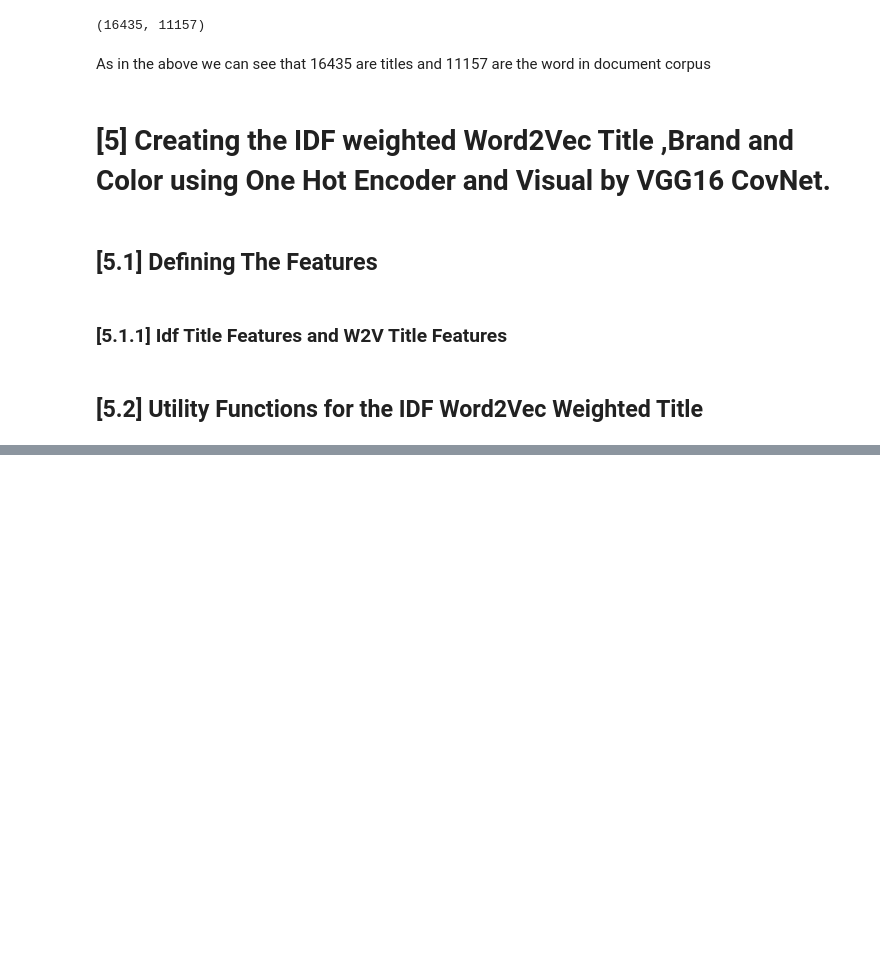
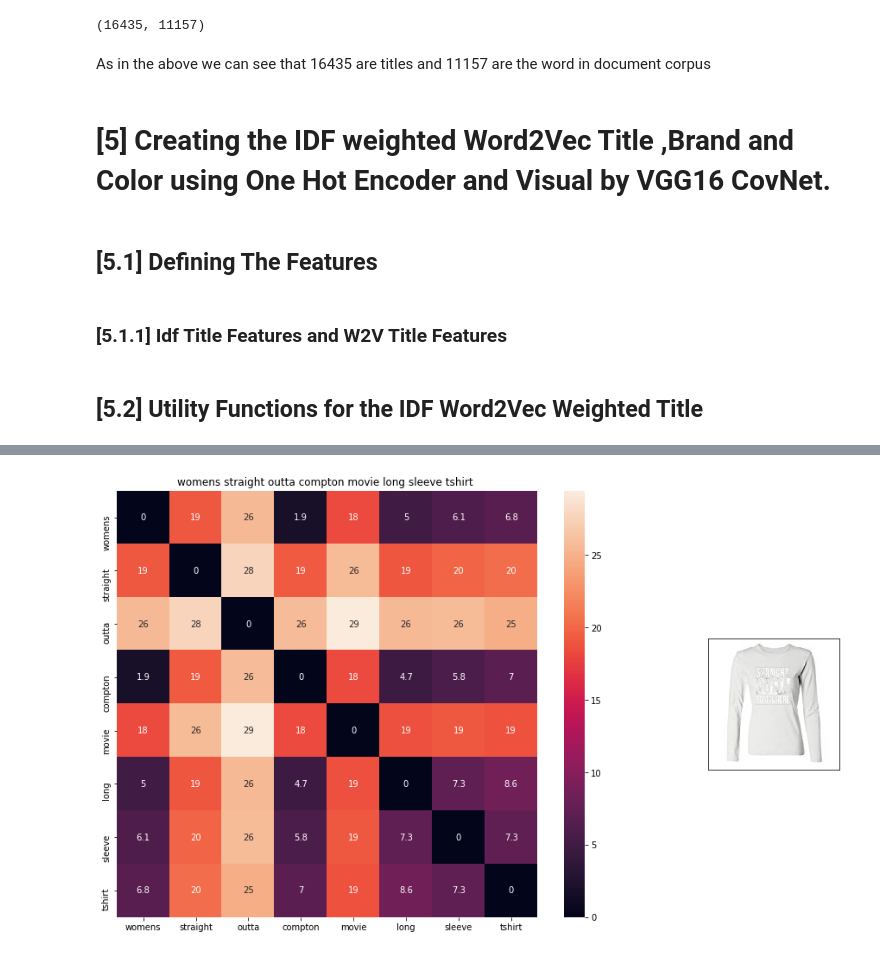
Before and after one commit to karangupta26/Apparel-Recommendation-System, a Jupyter notebook: RecommendationSystem.ipynb, the cells around one changed output, grey strips where cells are left out. Saved outputs shown, nothing was run; the diff lists cells and outputs as text; code cells hidden in the pictures; blank space fills up the shorter version.

```diff
--- a/RecommendationSystem.ipynb
+++ b/RecommendationSystem.ipynb
@@ -513,5 +528,18 @@ w2v_title_weight = np.array(w2v_title_weight)
 # %% [markdown]
 ## [5.2] Utility Functions for the IDF Word2Vec Weighted Title
+# %%
+with open('word2vec_model', 'rb') as handle:
+    model = pickle.load(handle)
+# vocab = stores all the words that are there in google w2v model
+vocab = model.keys()
+doc_id = 0
+w2v_title_weight = []
+# for every title we build a weighted vector representation
+for i in data['title']:
+    w2v_title_weight.append(build_avg_vec(i, 300, doc_id,'weighted'))
+    doc_id += 1
+# w2v_title = np.array(# number of doc in courpus * 300), each row corresponds to a doc
+w2v_title_weight = np.array(w2v_title_weight)
 # %%
 def n_containing(word):
     # return the number of documents which had the given word
@@ -703,0 +629,74 @@ euclidean distance from input : 2.94208
+# %%
+def display_img(url,ax,fig):
+    # we get the url of the apparel and download it
+    response = requests.get(url)
+    img = Image.open(BytesIO(response.content))
+    # we will display it in notebook
+    plt.imshow(img)
+#The Below code is is for the weighted IDF Word2Vec
+def heat_map_w2v(sentence1, sentence2, url, doc_id1, doc_id2, model):
+    # sentance1 : title1, input apparel
+    # sentance2 : title2, recommended apparel
+    # url: apparel image url
+    # doc_id1: document id of input apparel
+    # doc_id2: document id of recommended apparel
+    # model: it can have two values, 1. avg 2. weighted
+
+    #s1_vec = np.array(#number_of_words_title1 * 300), each row is a vector(weighted/avg) of length 300 corresponds to each word in give title
+    s1_vec = get_word_vec(sentence1, doc_id1, model)
+    #s2_vec = np.array(#number_of_words_title1 * 300), each row is a vector(weighted/avg) of length 300 corresponds to each word in give title
+    s2_vec = get_word_vec(sentence2, doc_id2, model)
+
+    # s1_s2_dist = np.array(#number of words in title1 * #number of words in title2)
+    # s1_s2_dist[i,j] = euclidean distance between words i, j
+    s1_s2_dist = get_distance(s1_vec, s2_vec)
+
+
+
+    # devide whole figure into 2 parts 1st part displays heatmap 2nd part displays image of apparel
+    gs = gridspec.GridSpec(2, 2, width_ratios=[4,1],height_ratios=[2,1])
+    fig = plt.figure(figsize=(15,15))
+
+    ax = plt.subplot(gs[0])
+    # ploting the heap map based on the pairwise distances
+    ax = sns.heatmap(np.round(s1_s2_dist,4), annot=True)
+    # set the x axis labels as recommended apparels title
+    ax.set_xticklabels(sentence2.split())
+    # set the y axis labels as input apparels title
+    ax.set_yticklabels(sentence1.split())
+    # set title as recommended apparels title
+    ax.set_title(sentence2)
+
+    ax = plt.subplot(gs[1])
+    # we remove all grids and axis labels for image
+    ax.grid(False)
+    ax.set_xticks([])
+    ax.set_yticks([])
+    display_img(url, ax, fig)
+
+    plt.show()
+def weighted_w2v_model(doc_id, num_results):
+    # doc_id: apparel's id in given corpus
+
+    # pairwise_dist will store the distance from given input apparel to all remaining apparels
+    # the metric we used here is cosine, the coside distance is mesured as K(X, Y) = <X, Y> / (||X||*||Y||)
+    # http://scikit-learn.org/stable/modules/metrics.html#cosine-similarity
+    pairwise_dist = pairwise_distances(w2v_title_weight, w2v_title_weight[doc_id].reshape(1,-1))
+
+    # np.argsort will return indices of 9 smallest distances
+    indices = np.argsort(pairwise_dist.flatten())[0:num_results]
+    #pdists will store the 9 smallest distances
+    pdists  = np.sort(pairwise_dist.flatten())[0:num_results]
+
+    #data frame indices of the 9 smallest distace's
+    df_indices = list(data.index[indices])
+
+    for i in range(0, len(indices)):
+        heat_map_w2v(data['title'].loc[df_indices[0]],data['title'].loc[df_indices[i]], data['medium_image_url'].loc[df_indices[i]], indices[0], indices[i], 'weighted')
+        print('ASIN :',data['asin'].loc[df_indices[i]])
+        print('Brand :',data['brand'].loc[df_indices[i]])
+        print('euclidean distance from input :', pdists[i])
+        print('='*125)
+weighted_w2v_model(14443,20)
+# %% [output]
+[figure, added]
```
Also changed, not shown: parts of 4 cells of this notebook.
